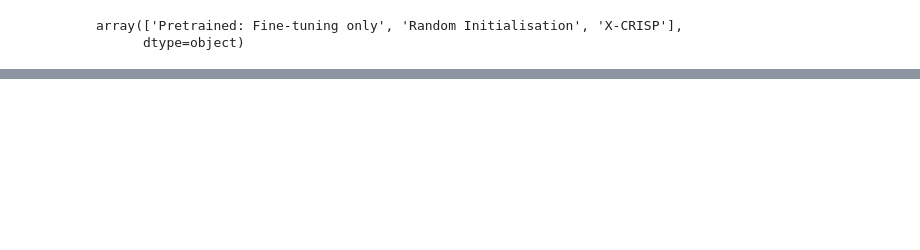
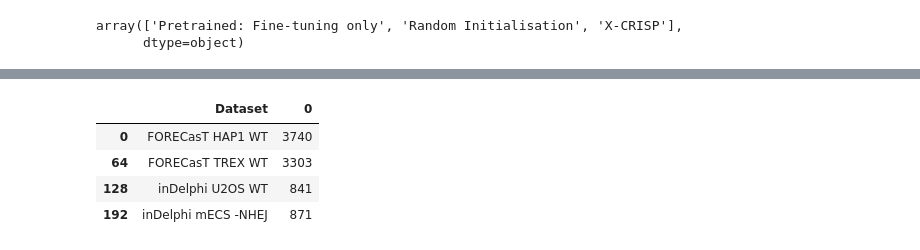
Before and after one commit to zouter/XCRISP, a Jupyter notebook: notebooks/figures/4.transfer_learning.ipynb, the cells around one changed output, grey strips where cells are left out. Drawn from its saved outputs; the diff is of its cells as text; code cells hidden in the pictures; blank space fills up the shorter version.

```diff
--- a/notebooks/figures/4.transfer_learning.ipynb
+++ b/notebooks/figures/4.transfer_learning.ipynb
@@ -257,3 +262,11 @@ plt.show()
+# %%
+d3.groupby(["Dataset", "Num Samples", "Method"]).size().reset_index().drop(["Num Samples", "Method"], axis=1).drop_duplicates()
+# %% [output]
+|  | Dataset | 0 |
+| 0 | FORECasT HAP1 WT | 3740 |
+| 64 | FORECasT TREX WT | 3303 |
+| 128 | inDelphi U2OS WT | 841 |
+| 192 | inDelphi mECS -NHEJ | 871 |
 # %%
 from matplotlib.ticker import FuncFormatter
 
```
Also changed, not shown: parts of 7 cells of this notebook, 12 other files.
